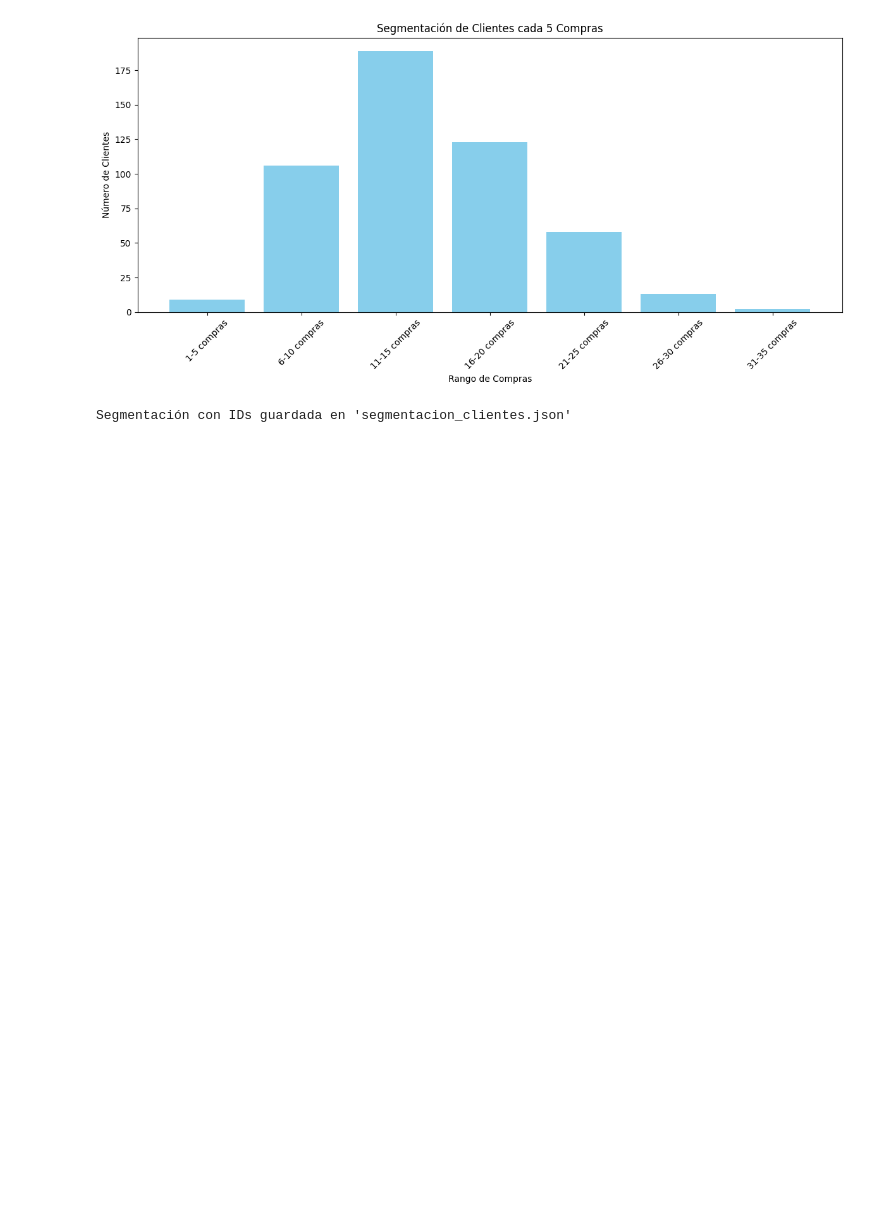
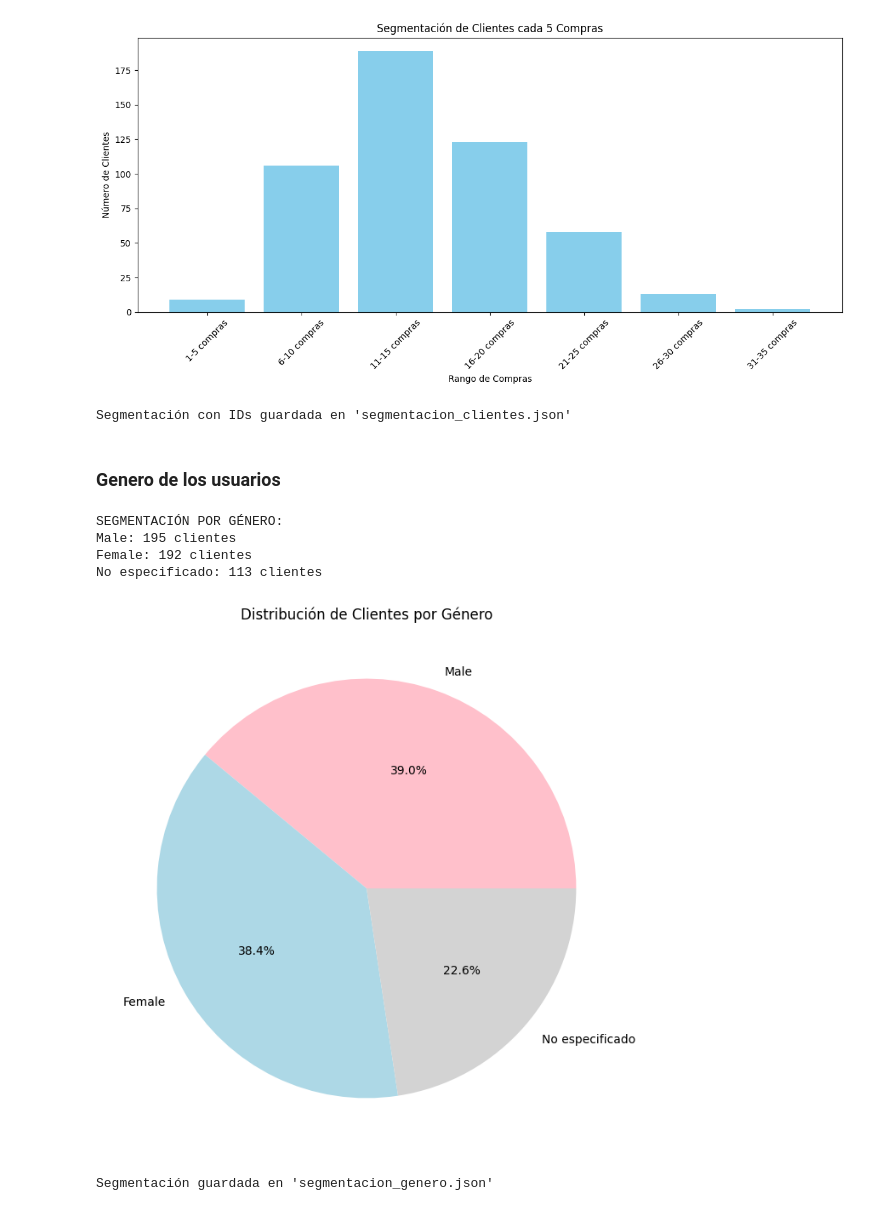
Before and after one commit to marflowersmar/ML25_MD_2025, a Jupyter notebook: src/ml25/P01_avance/Analisis_exploratorio.ipynb, the cells around one changed output. Saved outputs shown, nothing was run; the diff lists cells and outputs as text; code cells hidden in the pictures; blank space fills up the shorter version.

```diff
--- a/src/ml25/P01_avance/Analisis_exploratorio.ipynb
+++ b/src/ml25/P01_avance/Analisis_exploratorio.ipynb
@@ -91,3 +92,56 @@ SEGMENTACIÓN DE CLIENTES (cada 5 compras):
 31-35 compras: 2 clientes
 [figure]
 Segmentación con IDs guardada en 'segmentacion_clientes.json'
+# %% [markdown]
+### Genero de los usuarios
+# %%
+customer_genders = df.groupby('customer_id')['customer_gender'].first()
+genero_counts = customer_genders.fillna('no_especificado').value_counts()
+
+# Crear segmentación
+segmentacion_genero = {}
+for genero in genero_counts.index:
+    if genero == 'no_especificado':
+        clientes_genero = customer_genders[customer_genders.isna()].index.tolist()
+        display_name = 'No especificado'
+    else:
+        clientes_genero = customer_genders[customer_genders == genero].index.tolist()
+        display_name = genero.capitalize()
+
+    segmentacion_genero[f'genero_{genero}'] = {
+        'cantidad_clientes': len(clientes_genero),
+        'ids_clientes': clientes_genero,
+        'genero': genero
+    }
+
+# Mostrar segmentos
+print("SEGMENTACIÓN POR GÉNERO:")
+for segmento, info in segmentacion_genero.items():
+    print(f"{info['genero'].capitalize() if info['genero'] != 'no_especificado' else 'No especificado'}: {info['cantidad_clientes']} clientes")
+
+# Gráfico pie con porcentajes
+generos_display = []
+cantidades = []
+for info in segmentacion_genero.values():
+    generos_display.append(info['genero'].capitalize() if info['genero'] != 'no_especificado' else 'No especificado')
+    cantidades.append(info['cantidad_clientes'])
+
+colors = ['pink', 'lightblue', 'lightgray']
+
+plt.figure(figsize=(8, 8))
+plt.pie(cantidades, labels=generos_display, autopct='%1.1f%%', colors=colors)
+plt.title('Distribución de Clientes por Género')
+plt.show()
+
+# Guardar en JSON
+with open('segmentacion_genero.json', 'w') as f:
+    json.dump(segmentacion_genero, f, indent=2)
+
+print(f"\nSegmentación guardada en 'segmentacion_genero.json'")
+# %% [output]
+SEGMENTACIÓN POR GÉNERO:
+Male: 195 clientes
+Female: 192 clientes
+No especificado: 113 clientes
+[figure, added]
+Segmentación guardada en 'segmentacion_genero.json'
```
Also changed, not shown: parts of 3 cells of this notebook, 3 other files.
